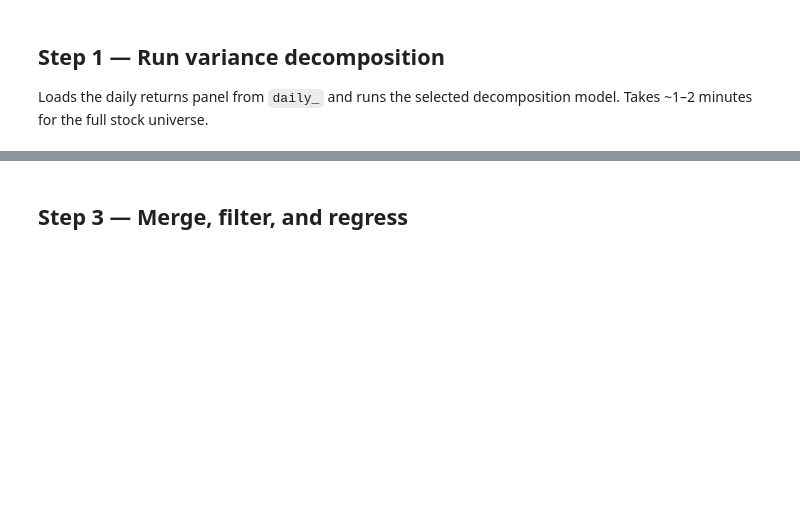
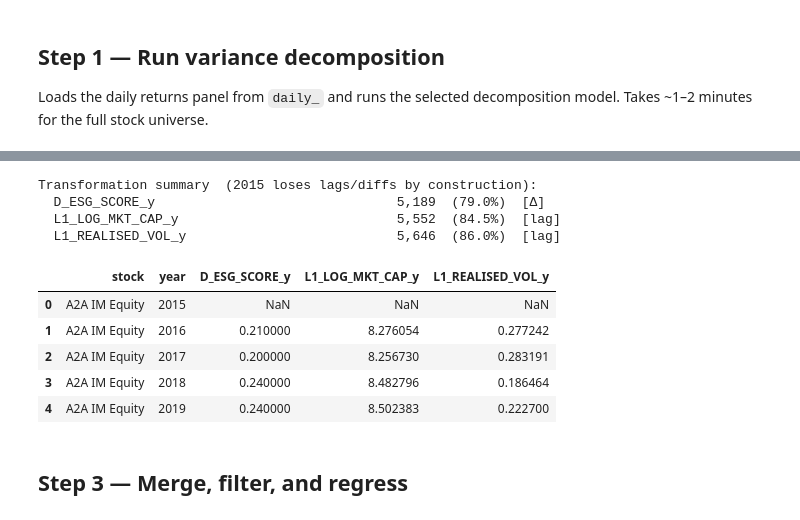
Before and after one commit to FrancescoDotti/Thesis, a Jupyter notebook: Scripts/essay1_panel_pipeline.ipynb, the cells around one changed output, grey strips where cells are left out. Drawn from its saved outputs; the diff is of its cells as text; code cells hidden in the pictures; blank space fills up the shorter version.

```diff
--- a/Scripts/essay1_panel_pipeline.ipynb
+++ b/Scripts/essay1_panel_pipeline.ipynb
@@ -411,3 +458,66 @@ Overlap (decomp ∩ controls): 595 stocks
+# %%
+def winsorise(s, q=0.01):
+    lo, hi = s.quantile(q), s.quantile(1 - q)
+    return s.clip(lo, hi)
+
+
+def _resolve_control_column(v):
+    """Map a CONTROL_VARS entry to the {prefix}_{VAR}_y column name."""
+    if v.startswith("L1_"):
+        return f"L1_{v[3:]}_y", f"{v[3:]}_y", "lag"
+    if v.startswith("D_"):
+        return f"D_{v[2:]}_y", f"{v[2:]}_y", "diff"
+    return f"{v}_y", f"{v}_y", "level"
+
+
+# ── Derived variables ──────────────────────────────────────────────────────────
+# Log market cap — replaces raw CUR_MKT_CAP to compress right skew.
+controls_yearly["LOG_MKT_CAP_y"] = np.log(controls_yearly["CUR_MKT_CAP_y"].clip(lower=1))
+
+# Realised vol — pre-computed in Step 1 (from daily panel or cache).
+controls_yearly = controls_yearly.merge(_realised_vol_cached, on=["stock", "year"], how="left")
+
+# ── Winsorise skewed variables before transforming ─────────────────────────────
+WINSORISE_VARS = ["FNCL_LVRG_y", "PROF_MARGIN_y", "REALISED_VOL_y"]
+for col in WINSORISE_VARS:
+    if col in controls_yearly.columns:
+        controls_yearly[col] = winsorise(controls_yearly[col])
+
+# ── Auto-transform: prefix-driven ─────────────────────────────────────────────
+controls_yearly = controls_yearly.sort_values(["stock", "year"])
+print("Transformation summary  (2015 loses lags/diffs by construction):")
+for v in CONTROL_VARS:
+    out_col, base_col, kind = _resolve_control_column(v)
+    if base_col not in controls_yearly.columns:
+        print(f"  WARNING: '{base_col}' not found -- '{out_col}' will be absent from regression")
+        continue
+
+    if kind == "lag":
+        controls_yearly[out_col] = controls_yearly.groupby("stock")[base_col].shift(1)
+        tag = "[lag]"
+    elif kind == "diff":
+        controls_yearly[out_col] = controls_yearly.groupby("stock")[base_col].diff(1)
+        tag = "[Δ]"
+    else:
+        tag = "[level]"
+
+    n = controls_yearly[out_col].notna().sum()
+    print(f"  {out_col:42s}  {n:,}  ({100 * n / len(controls_yearly):.1f}%)  {tag}")
+
+_preview_cols = [_resolve_control_column(v)[0] for v in CONTROL_VARS
+                 if _resolve_control_column(v)[0] in controls_yearly.columns]
+controls_yearly[["stock", "year"] + _preview_cols].head(5)
+# %% [output]
+Transformation summary  (2015 loses lags/diffs by construction):
+  D_ESG_SCORE_y                               5,189  (79.0%)  [Δ]
+  L1_LOG_MKT_CAP_y                            5,552  (84.5%)  [lag]
+  L1_REALISED_VOL_y                           5,646  (86.0%)  [lag]
+|  | stock | year | D_ESG_SCORE_y | L1_LOG_MKT_CAP_y | L1_REALISED_VOL_y |
+| 0 | A2A IM Equity | 2015 | NaN | NaN | NaN |
+| 1 | A2A IM Equity | 2016 | 0.210000 | 8.276054 | 0.277242 |
+| 2 | A2A IM Equity | 2017 | 0.200000 | 8.256730 | 0.283191 |
+| 3 | A2A IM Equity | 2018 | 0.240000 | 8.482796 | 0.186464 |
+| 4 | A2A IM Equity | 2019 | 0.240000 | 8.502383 | 0.222700 |
 # %% [markdown]
 ## Step 3 — Merge, filter, and regress
 # %%
```
Also changed, not shown: parts of 10 cells of this notebook, 4 other files.
